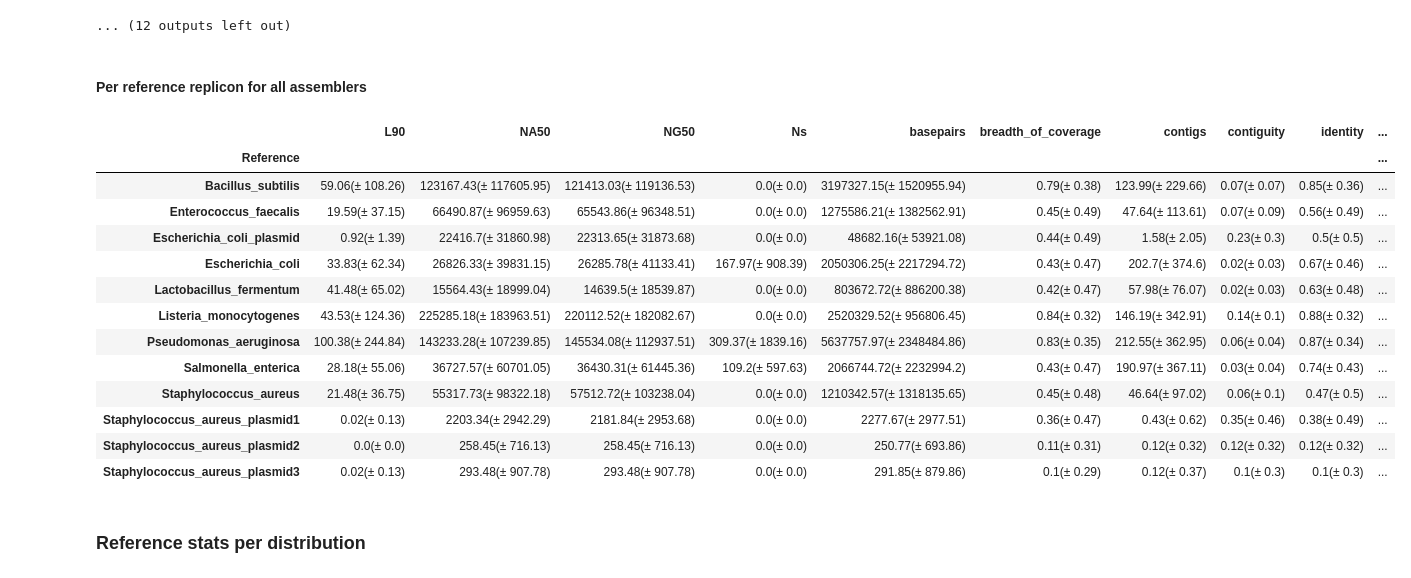
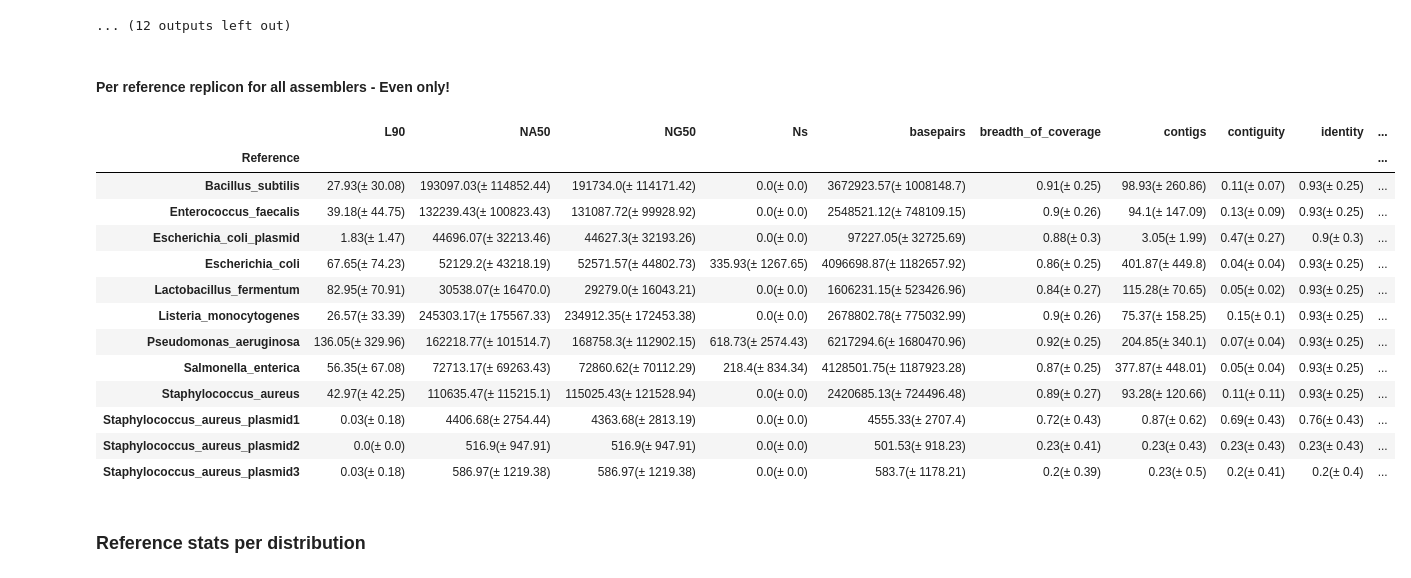
Before and after one commit to B-UMMI/LMAS_Manuscript_Analysis, a Jupyter notebook: Analysis/Results Tables.ipynb, the cells around one changed output. Drawn from its saved outputs; the diff is of its cells as text; code cells hidden in the pictures.

```diff
--- a/Analysis/Results Tables.ipynb
+++ b/Analysis/Results Tables.ipynb
@@ -556,35 +556,35 @@ Listeria_monocytogenes
 | VelvetOptimizer | Multiple k-mer De Bruijn graph | 22.5(±33.25) | 16602.83(±24583.97) | 15930.5(±23620.45) | 0.0(±0.0) | Genomic | 972774.33(±1436882.94) | 0.33(±0.48) | 39.5(±58.36) | ... |
 ... (12 outputs left out)
 # %% [markdown]
-#### Per reference replicon for all assemblers
+#### Per reference replicon for all assemblers - Even only!
 # %%
 ref_stats_per_reference_all_assemblers = pd.DataFrame()
 for reference in reference_pipeline_metrics_df.reference.unique():
     row={'Reference': reference}
-    lala=reference_pipeline_metrics_df[(reference_pipeline_metrics_df.reference == reference)].describe()
+    lala=reference_pipeline_metrics_df[(reference_pipeline_metrics_df.reference == reference) & (reference_pipeline_metrics_df.distribution == 'Even')].describe()
     for column in lala.columns:
         mean = lala.loc['mean',column]
         std = lala.loc['std',column]
         row[column] = "{}(± {})".format(round(mean, 2), round(std, 2))
     ref_stats_per_reference_all_assemblers=ref_stats_per_reference_all_assemblers.append(row, ignore_index=True)
 ref_stats_per_reference_all_assemblers = ref_stats_per_reference_all_assemblers.set_index('Reference')
 ref_stats_per_reference_all_assemblers.to_csv("Tables/Results/Reference metrics per replicon.csv")
 display(ref_stats_per_reference_all_assemblers)
 # %% [output]
 |  | L90 | NA50 | NG50 | Ns | basepairs | breadth_of_coverage | contigs | contiguity | identity | ... |
 | Reference |  |  |  |  |  |  |  |  |  | ... |
-| Bacillus_subtilis | 59.06(± 108.26) | 123167.43(± 117605.95) | 121413.03(± 119136.53) | 0.0(± 0.0) | 3197327.15(± 1520955.94) | 0.79(± 0.38) | 123.99(± 229.66) | 0.07(± 0.07) | 0.85(± 0.36) | ... |
-| Enterococcus_faecalis | 19.59(± 37.15) | 66490.87(± 96959.63) | 65543.86(± 96348.51) | 0.0(± 0.0) | 1275586.21(± 1382562.91) | 0.45(± 0.49) | 47.64(± 113.61) | 0.07(± 0.09) | 0.56(± 0.49) | ... |
-| Escherichia_coli_plasmid | 0.92(± 1.39) | 22416.7(± 31860.98) | 22313.65(± 31873.68) | 0.0(± 0.0) | 48682.16(± 53921.08) | 0.44(± 0.49) | 1.58(± 2.05) | 0.23(± 0.3) | 0.5(± 0.5) | ... |
-| Escherichia_coli | 33.83(± 62.34) | 26826.33(± 39831.15) | 26285.78(± 41133.41) | 167.97(± 908.39) | 2050306.25(± 2217294.72) | 0.43(± 0.47) | 202.7(± 374.6) | 0.02(± 0.03) | 0.67(± 0.46) | ... |
-| Lactobacillus_fermentum | 41.48(± 65.02) | 15564.43(± 18999.04) | 14639.5(± 18539.87) | 0.0(± 0.0) | 803672.72(± 886200.38) | 0.42(± 0.47) | 57.98(± 76.07) | 0.02(± 0.03) | 0.63(± 0.48) | ... |
-| Listeria_monocytogenes | 43.53(± 124.36) | 225285.18(± 183963.51) | 220112.52(± 182082.67) | 0.0(± 0.0) | 2520329.52(± 956806.45) | 0.84(± 0.32) | 146.19(± 342.91) | 0.14(± 0.1) | 0.88(± 0.32) | ... |
-| Pseudomonas_aeruginosa | 100.38(± 244.84) | 143233.28(± 107239.85) | 145534.08(± 112937.51) | 309.37(± 1839.16) | 5637757.97(± 2348484.86) | 0.83(± 0.35) | 212.55(± 362.95) | 0.06(± 0.04) | 0.87(± 0.34) | ... |
-| Salmonella_enterica | 28.18(± 55.06) | 36727.57(± 60701.05) | 36430.31(± 61445.36) | 109.2(± 597.63) | 2066744.72(± 2232994.2) | 0.43(± 0.47) | 190.97(± 367.11) | 0.03(± 0.04) | 0.74(± 0.43) | ... |
-| Staphylococcus_aureus | 21.48(± 36.75) | 55317.73(± 98322.18) | 57512.72(± 103238.04) | 0.0(± 0.0) | 1210342.57(± 1318135.65) | 0.45(± 0.48) | 46.64(± 97.02) | 0.06(± 0.1) | 0.47(± 0.5) | ... |
-| Staphylococcus_aureus_plasmid1 | 0.02(± 0.13) | 2203.34(± 2942.29) | 2181.84(± 2953.68) | 0.0(± 0.0) | 2277.67(± 2977.51) | 0.36(± 0.47) | 0.43(± 0.62) | 0.35(± 0.46) | 0.38(± 0.49) | ... |
-| Staphylococcus_aureus_plasmid2 | 0.0(± 0.0) | 258.45(± 716.13) | 258.45(± 716.13) | 0.0(± 0.0) | 250.77(± 693.86) | 0.11(± 0.31) | 0.12(± 0.32) | 0.12(± 0.32) | 0.12(± 0.32) | ... |
-| Staphylococcus_aureus_plasmid3 | 0.02(± 0.13) | 293.48(± 907.78) | 293.48(± 907.78) | 0.0(± 0.0) | 291.85(± 879.86) | 0.1(± 0.29) | 0.12(± 0.37) | 0.1(± 0.3) | 0.1(± 0.3) | ... |
+| Bacillus_subtilis | 27.93(± 30.08) | 193097.03(± 114852.44) | 191734.0(± 114171.42) | 0.0(± 0.0) | 3672923.57(± 1008148.7) | 0.91(± 0.25) | 98.93(± 260.86) | 0.11(± 0.07) | 0.93(± 0.25) | ... |
+| Enterococcus_faecalis | 39.18(± 44.75) | 132239.43(± 100823.43) | 131087.72(± 99928.92) | 0.0(± 0.0) | 2548521.12(± 748109.15) | 0.9(± 0.26) | 94.1(± 147.09) | 0.13(± 0.09) | 0.93(± 0.25) | ... |
+| Escherichia_coli_plasmid | 1.83(± 1.47) | 44696.07(± 32213.46) | 44627.3(± 32193.26) | 0.0(± 0.0) | 97227.05(± 32725.69) | 0.88(± 0.3) | 3.05(± 1.99) | 0.47(± 0.27) | 0.9(± 0.3) | ... |
+| Escherichia_coli | 67.65(± 74.23) | 52129.2(± 43218.19) | 52571.57(± 44802.73) | 335.93(± 1267.65) | 4096698.87(± 1182657.92) | 0.86(± 0.25) | 401.87(± 449.8) | 0.04(± 0.04) | 0.93(± 0.25) | ... |
+| Lactobacillus_fermentum | 82.95(± 70.91) | 30538.07(± 16470.0) | 29279.0(± 16043.21) | 0.0(± 0.0) | 1606231.15(± 523426.96) | 0.84(± 0.27) | 115.28(± 70.65) | 0.05(± 0.02) | 0.93(± 0.25) | ... |
+| Listeria_monocytogenes | 26.57(± 33.39) | 245303.17(± 175567.33) | 234912.35(± 172453.38) | 0.0(± 0.0) | 2678802.78(± 775032.99) | 0.9(± 0.26) | 75.37(± 158.25) | 0.15(± 0.1) | 0.93(± 0.25) | ... |
+| Pseudomonas_aeruginosa | 136.05(± 329.96) | 162218.77(± 101514.7) | 168758.3(± 112902.15) | 618.73(± 2574.43) | 6217294.6(± 1680470.96) | 0.92(± 0.25) | 204.85(± 340.1) | 0.07(± 0.04) | 0.93(± 0.25) | ... |
+| Salmonella_enterica | 56.35(± 67.08) | 72713.17(± 69263.43) | 72860.62(± 70112.29) | 218.4(± 834.34) | 4128501.75(± 1187923.28) | 0.87(± 0.25) | 377.87(± 448.01) | 0.05(± 0.04) | 0.93(± 0.25) | ... |
+| Staphylococcus_aureus | 42.97(± 42.25) | 110635.47(± 115215.1) | 115025.43(± 121528.94) | 0.0(± 0.0) | 2420685.13(± 724496.48) | 0.89(± 0.27) | 93.28(± 120.66) | 0.11(± 0.11) | 0.93(± 0.25) | ... |
+| Staphylococcus_aureus_plasmid1 | 0.03(± 0.18) | 4406.68(± 2754.44) | 4363.68(± 2813.19) | 0.0(± 0.0) | 4555.33(± 2707.4) | 0.72(± 0.43) | 0.87(± 0.62) | 0.69(± 0.43) | 0.76(± 0.43) | ... |
+| Staphylococcus_aureus_plasmid2 | 0.0(± 0.0) | 516.9(± 947.91) | 516.9(± 947.91) | 0.0(± 0.0) | 501.53(± 918.23) | 0.23(± 0.41) | 0.23(± 0.43) | 0.23(± 0.43) | 0.23(± 0.43) | ... |
+| Staphylococcus_aureus_plasmid3 | 0.03(± 0.18) | 586.97(± 1219.38) | 586.97(± 1219.38) | 0.0(± 0.0) | 583.7(± 1178.21) | 0.2(± 0.39) | 0.23(± 0.5) | 0.2(± 0.41) | 0.2(± 0.4) | ... |
 # %% [markdown]
 ### Reference stats per distribution
 # %%
```
Also changed, not shown: parts of 1 cell of this notebook, 4 other files.
